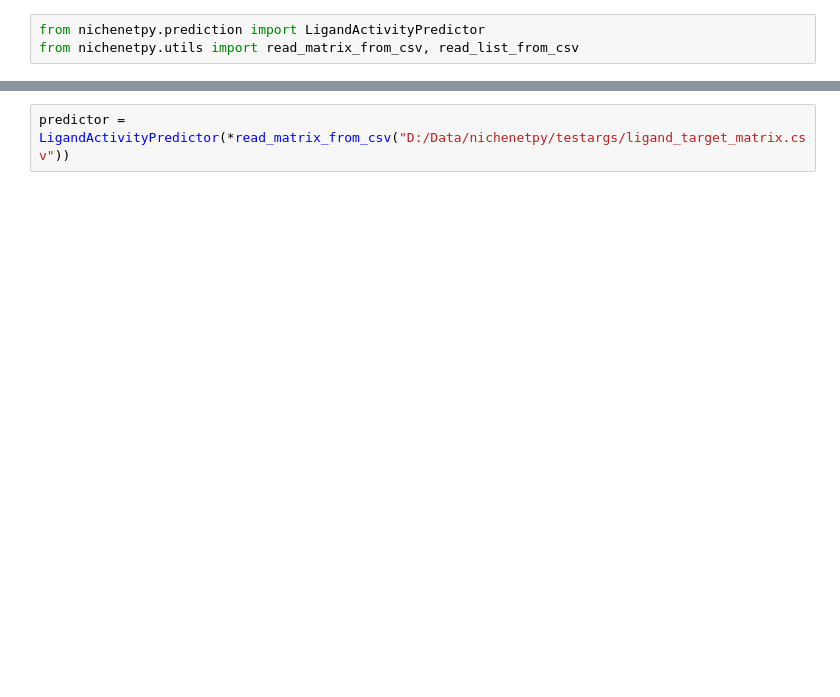
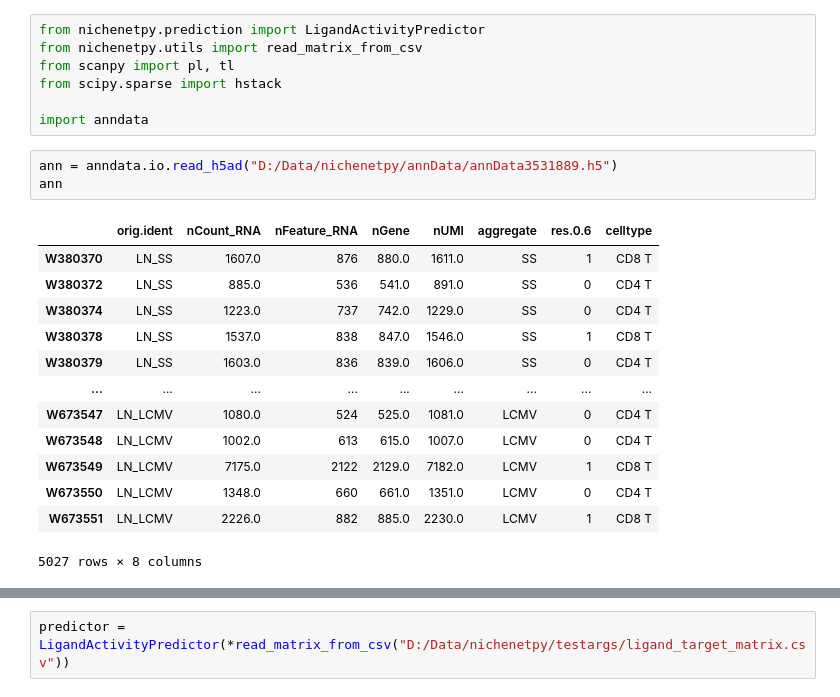
Before and after one commit to saeyslab/nichenetpy, a Jupyter notebook: notebooks/test.ipynb, the cells around one changed output, grey strips where cells are left out. Saved outputs shown, nothing was run; the diff lists cells and outputs as text; blank space fills up the shorter version.

```diff
--- a/notebooks/test.ipynb
+++ b/notebooks/test.ipynb
@@ -1,3 +1,24 @@
 # %%
 from nichenetpy.prediction import LigandActivityPredictor
-from nichenetpy.utils import read_matrix_from_csv, read_list_from_csv
+from nichenetpy.utils import read_matrix_from_csv
+from scanpy import pl, tl
+from scipy.sparse import hstack
+
+import anndata
+# %%
+ann = anndata.io.read_h5ad("D:/Data/nichenetpy/annData/annData3531889.h5")
+ann
+# %% [output]
+|  | orig.ident | nCount_RNA | nFeature_RNA | nGene | nUMI | aggregate | res.0.6 | celltype |
+| W380370 | LN_SS | 1607.0 | 876 | 880.0 | 1611.0 | SS | 1 | CD8 T |
+| W380372 | LN_SS | 885.0 | 536 | 541.0 | 891.0 | SS | 0 | CD4 T |
+| W380374 | LN_SS | 1223.0 | 737 | 742.0 | 1229.0 | SS | 0 | CD4 T |
+| W380378 | LN_SS | 1537.0 | 838 | 847.0 | 1546.0 | SS | 1 | CD8 T |
+| W380379 | LN_SS | 1603.0 | 836 | 839.0 | 1606.0 | SS | 0 | CD4 T |
+| ... | ... | ... | ... | ... | ... | ... | ... | ... |
+| W673547 | LN_LCMV | 1080.0 | 524 | 525.0 | 1081.0 | LCMV | 0 | CD4 T |
+| W673548 | LN_LCMV | 1002.0 | 613 | 615.0 | 1007.0 | LCMV | 0 | CD4 T |
+| W673549 | LN_LCMV | 7175.0 | 2122 | 2129.0 | 7182.0 | LCMV | 1 | CD8 T |
+| W673550 | LN_LCMV | 1348.0 | 660 | 661.0 | 1351.0 | LCMV | 0 | CD4 T |
+| W673551 | LN_LCMV | 2226.0 | 882 | 885.0 | 2230.0 | LCMV | 1 | CD8 T |
+5027 rows × 8 columns
```
Also changed, not shown: parts of 6 cells of this notebook.
